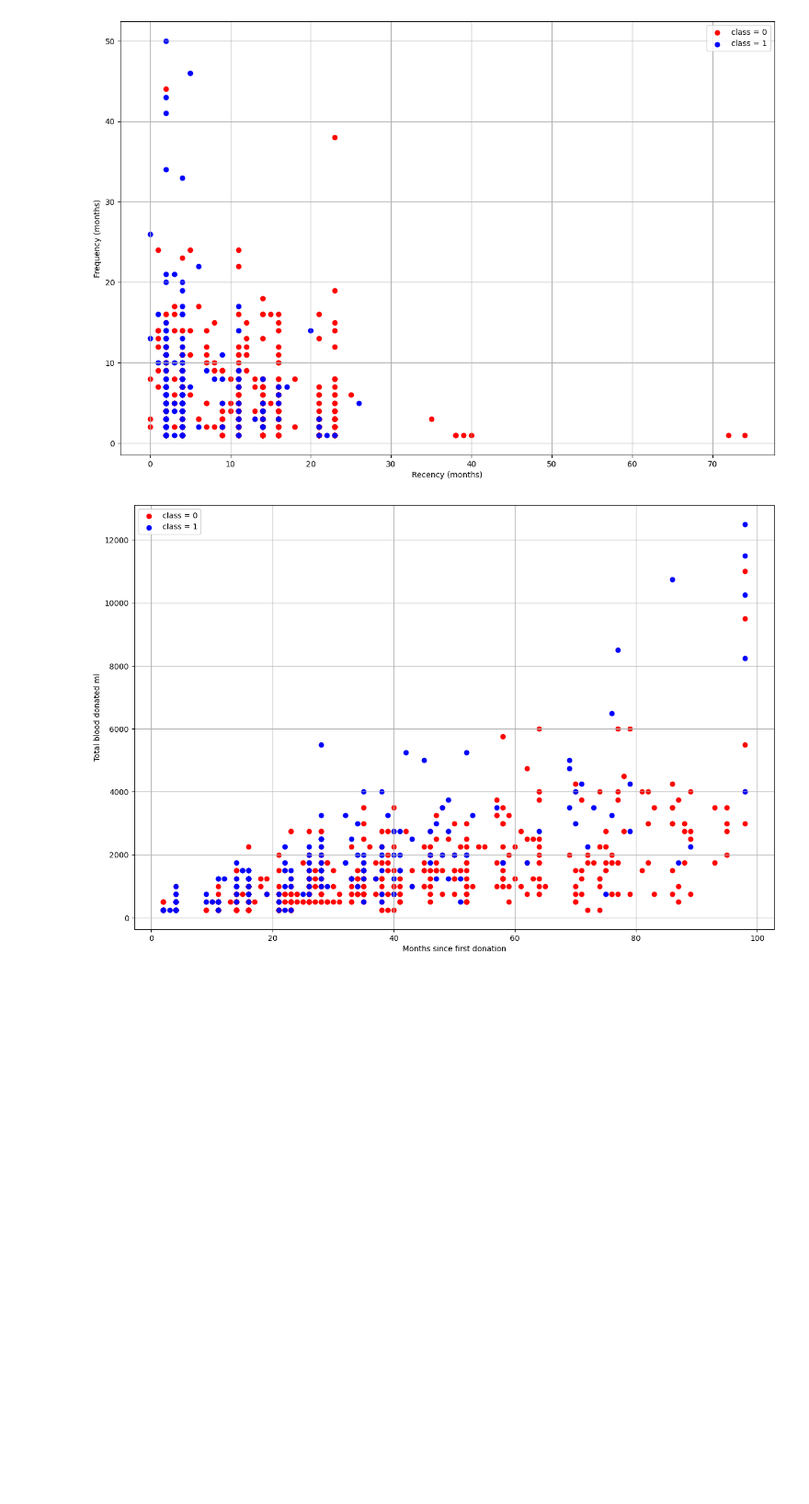
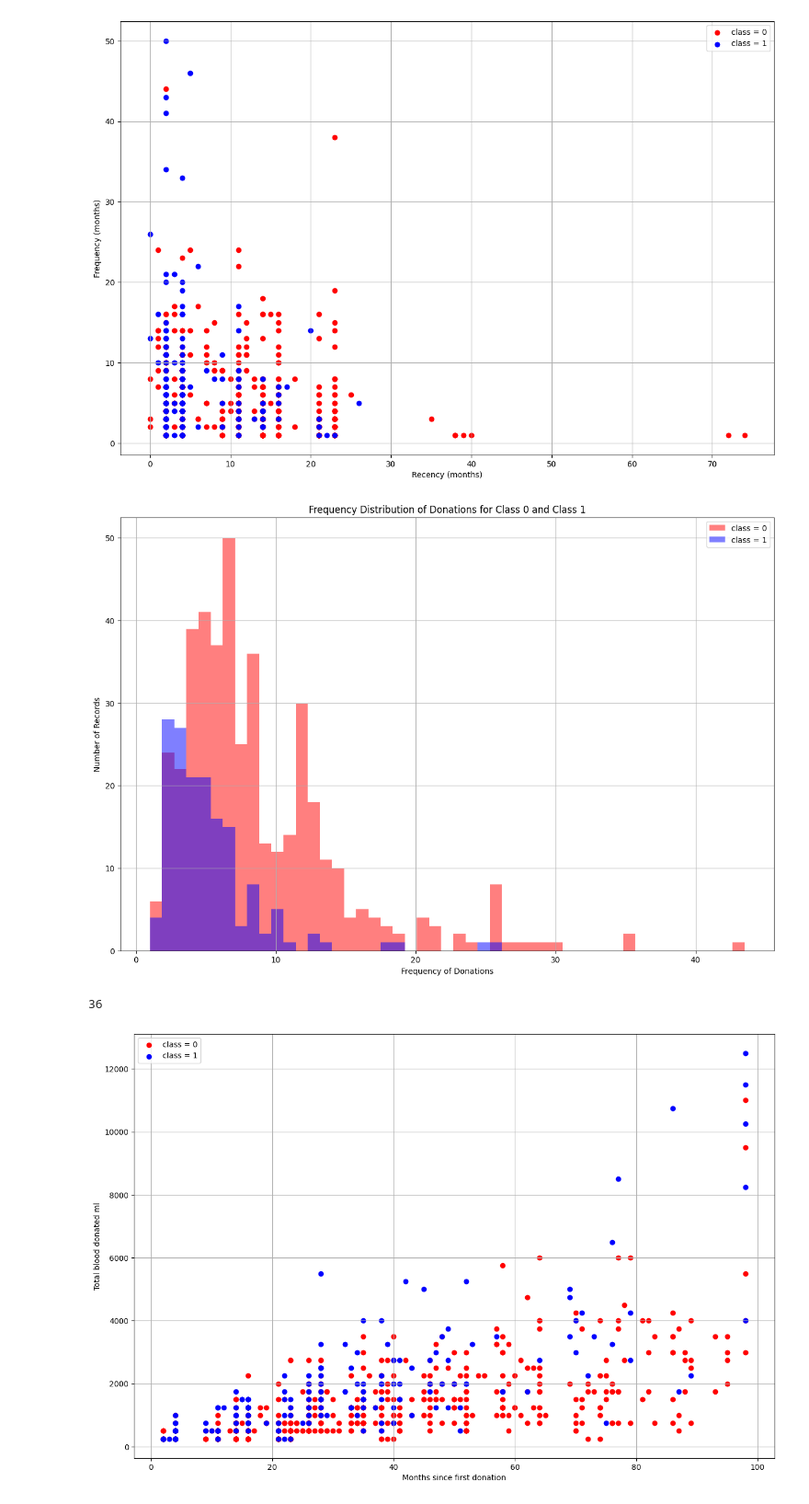
Before and after one commit to Nuraly1503/Data-Analytics, a Jupyter notebook: DA03/3-1.ipynb, the cells around one changed output. Shown: that part at 92% size. Saved outputs shown, nothing was run; the diff lists cells and outputs as text; code cells hidden in the pictures; blank space fills up the shorter version.

Commit message:
showing frequency for each class & count for records that have donations more than once per month

```diff
--- a/DA03/3-1.ipynb
+++ b/DA03/3-1.ipynb
@@ -25,6 +24,48 @@ plt.grid()
 plt.show()
 # %% [output]
 [figure]
+# %%
+import numpy as np
+import matplotlib.pyplot as plt
+
+loc_df_class_0_more_than_1 = loc_df_class_0[df['total_number_of_donations'] != 1]
+loc_df_class_1_more_than_1 = loc_df_class_1[df['total_number_of_donations'] != 1]
+
+# Calculate frequency for class 0
+freq_class_0 = loc_df_class_0_more_than_1['months_since_first_donation'] / loc_df_class_0_more_than_1['total_number_of_donations']
+
+# Calculate frequency for class 1
+freq_class_1 = loc_df_class_1_more_than_1['months_since_first_donation'] / loc_df_class_1_more_than_1['total_number_of_donations']
+
+# Define the number of bins (adjust based on your data distribution)
+bins = np.linspace(min(freq_class_0.min(), freq_class_1.min()), max(freq_class_0.max(), freq_class_1.max()), 50)
+
+plt.figure(figsize=(15, 10))
+
+# Create a histogram for class 0
+hist_class_0, bins_class_0 = np.histogram(freq_class_0, bins=bins)
+plt.bar(bins_class_0[:-1], hist_class_0, width=np.diff(bins_class_0), align='edge', color='red', alpha=0.5, label='class = 0')
+
+# Create a histogram for class 1
+hist_class_1, bins_class_1 = np.histogram(freq_class_1, bins=bins)
+plt.bar(bins_class_1[:-1], hist_class_1, width=np.diff(bins_class_1), align='edge', color='blue', alpha=0.5, label='class = 1')
+
+plt.xlabel('Frequency of Donations')
+plt.ylabel('Number of Records')
+plt.title('Frequency Distribution of Donations for Class 0 and Class 1')
+plt.legend()
+plt.grid()
+plt.show()
+# %% [output]
+[figure, added]
+# %%
+# Seeing in the dataset if there are records that have donated more than once per month
+loc_df_total_minus_last = (df['months_since_first_donation'] - df['months_since_last_donation']) + 1
+filtered_df_more_than_once_a_month = df[df['total_number_of_donations'] > loc_df_total_minus_last]
+
+print(len(filtered_df_more_than_once_a_month))
+# %% [output]
+36
 # %%
 df.describe()
 loc_df_class_0 = df.loc[df['class'] == 0]
```
Also changed, not shown: parts of 2 cells of this notebook.
